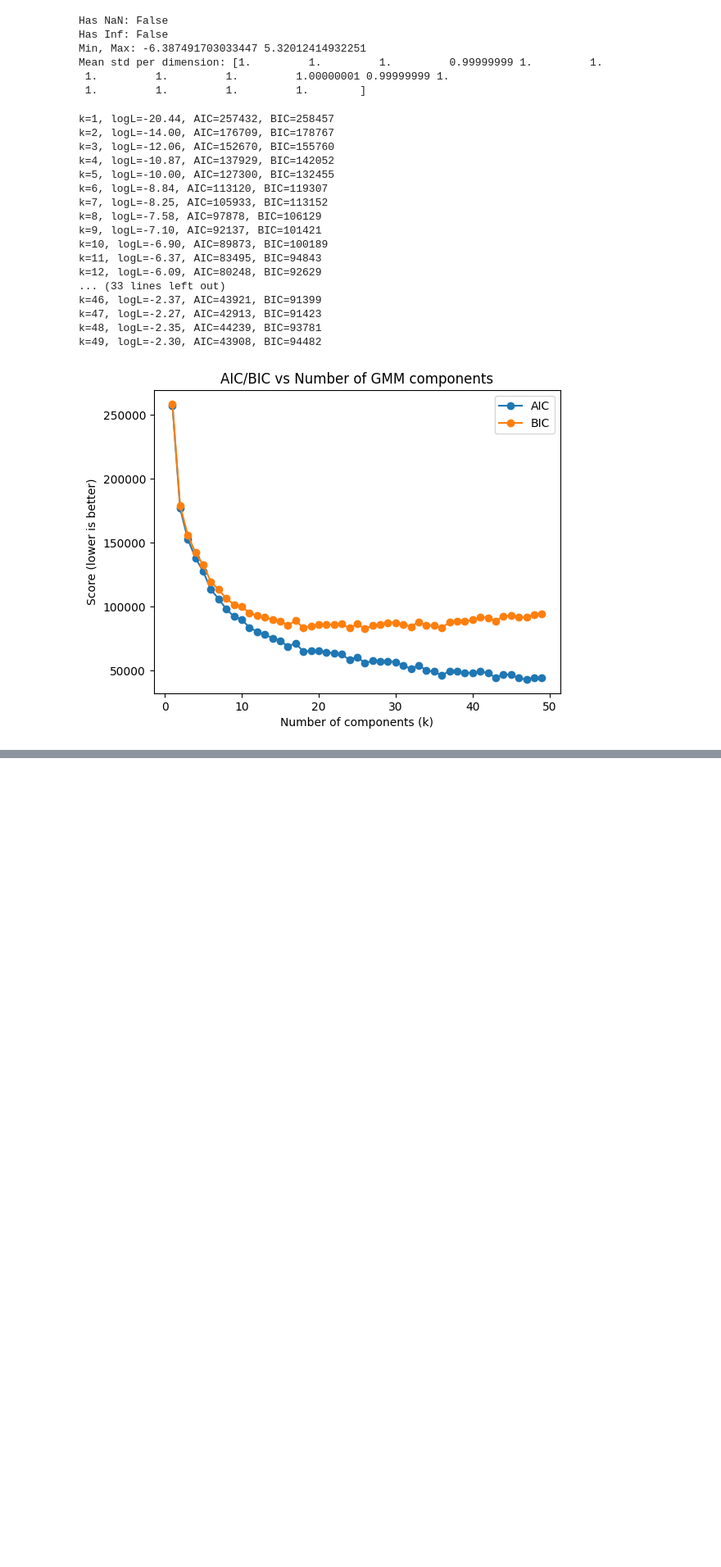
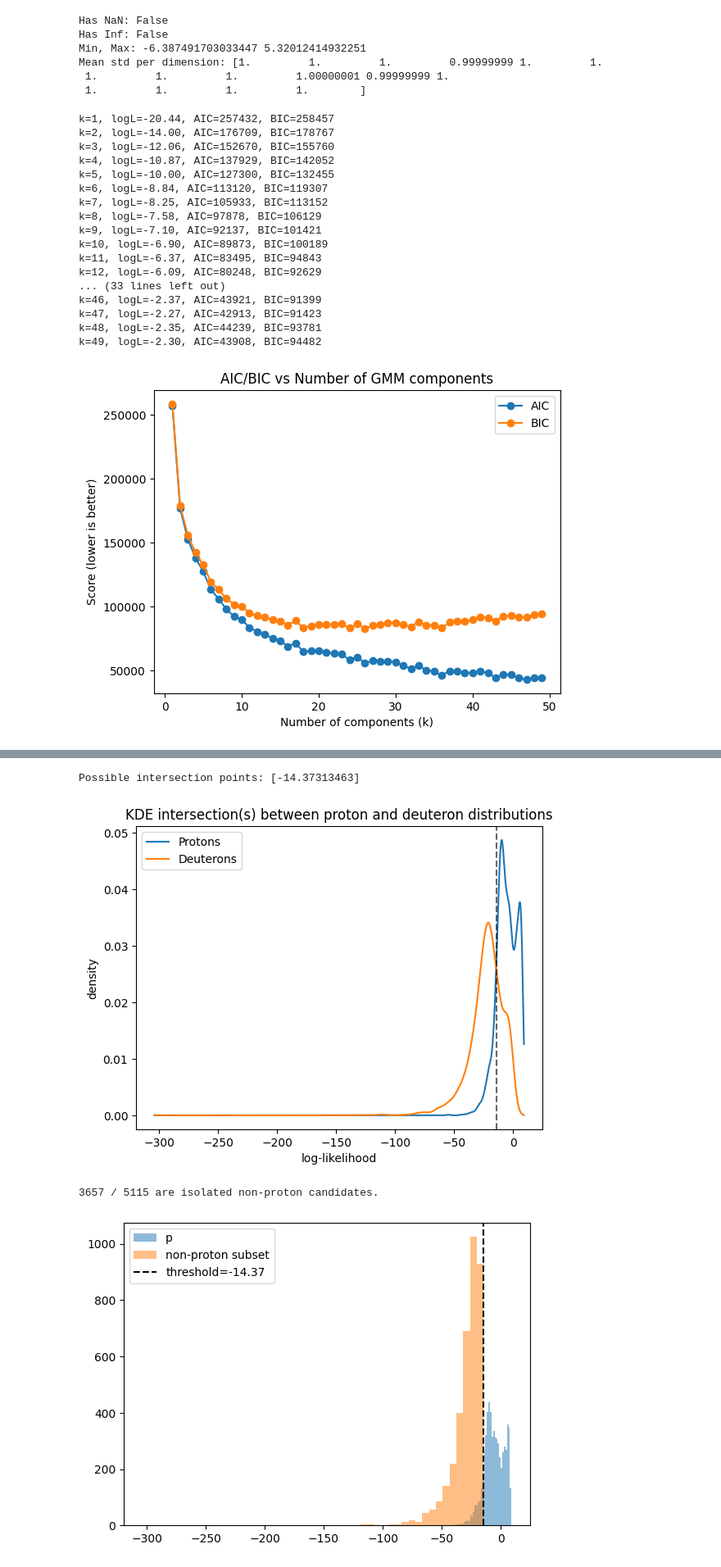
Before and after one commit to mohummudh/proton-deuteron, a Jupyter notebook: notebooks/autoencoder/latent.ipynb, the cells around one changed output, grey strips where cells are left out. Shown at 82% size. Cells and saved outputs as stored; diff of their text form; code cells hidden in the pictures; blank space fills up the shorter version.

```diff
--- a/notebooks/autoencoder/latent.ipynb
+++ b/notebooks/autoencoder/latent.ipynb
@@ -244,0 +253,50 @@ plt.show()
+# %%
+import numpy as np
+from scipy.stats import gaussian_kde
+import matplotlib.pyplot as plt
+
+# KDE of both histograms
+kde_p = gaussian_kde(logL_p)
+kde_d = gaussian_kde(logL_d)
+
+# Sample the likelihood axis finely
+xs = np.linspace(min(logL_p.min(), logL_d.min()),
+                 max(logL_p.max(), logL_d.max()), 2000)
+
+# Density curves
+fp = kde_p(xs)
+fd = kde_d(xs)
+
+# Intersection points = sign changes of fp - fd
+diff = fp - fd
+cross_idx = np.where(np.sign(diff[:-1]) != np.sign(diff[1:]))[0]
+
+thresholds = 0.5 * (xs[cross_idx] + xs[cross_idx + 1])
+print("Possible intersection points:", thresholds)
+
+plt.plot(xs, fp, label='Protons')
+plt.plot(xs, fd, label='Deuterons')
+for t in thresholds:
+    plt.axvline(t, color='k', linestyle='--', alpha=0.6)
+plt.legend(); plt.xlabel('log-likelihood'); plt.ylabel('density');
+plt.title('KDE intersection(s) between proton and deuteron distributions');
+plt.show()
+
+t = thresholds[0]
+non_proton_mask = logL_d < t
+
+non_protons = d[non_proton_mask]
+print(f"{non_proton_mask.sum()} / {len(d)} are isolated non-proton candidates.")
+
+plt.hist(logL_p, bins=50, alpha=0.5, label='p')
+plt.hist(logL_d[non_proton_mask], bins=50, alpha=0.5, label='non-proton subset')
+plt.axvline(t, color='k', linestyle='--', label=f'threshold={t:.2f}')
+plt.legend(); plt.show()
+
+t_clean = t - np.std(logL_p)
+non_protons_clean = d[logL_d < t_clean]
+# %% [output]
+Possible intersection points: [-14.37313463]
+[figure, added]
+3657 / 5115 are isolated non-proton candidates.
+[figure, added]
```
Also changed, not shown: parts of 7 cells of this notebook.
